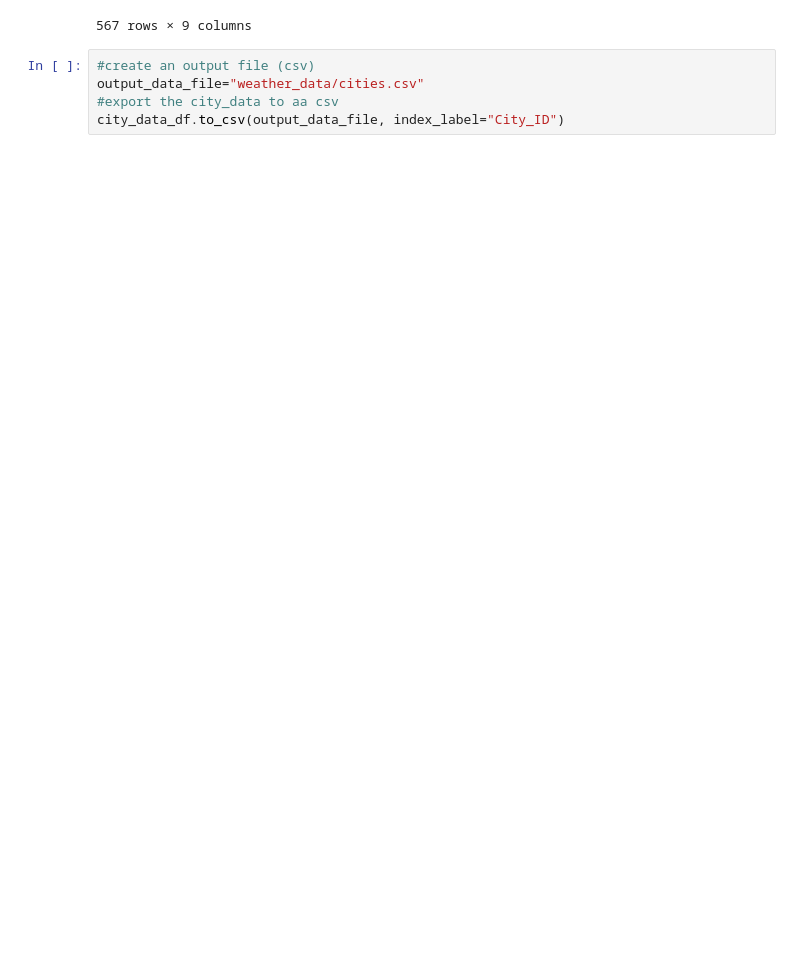
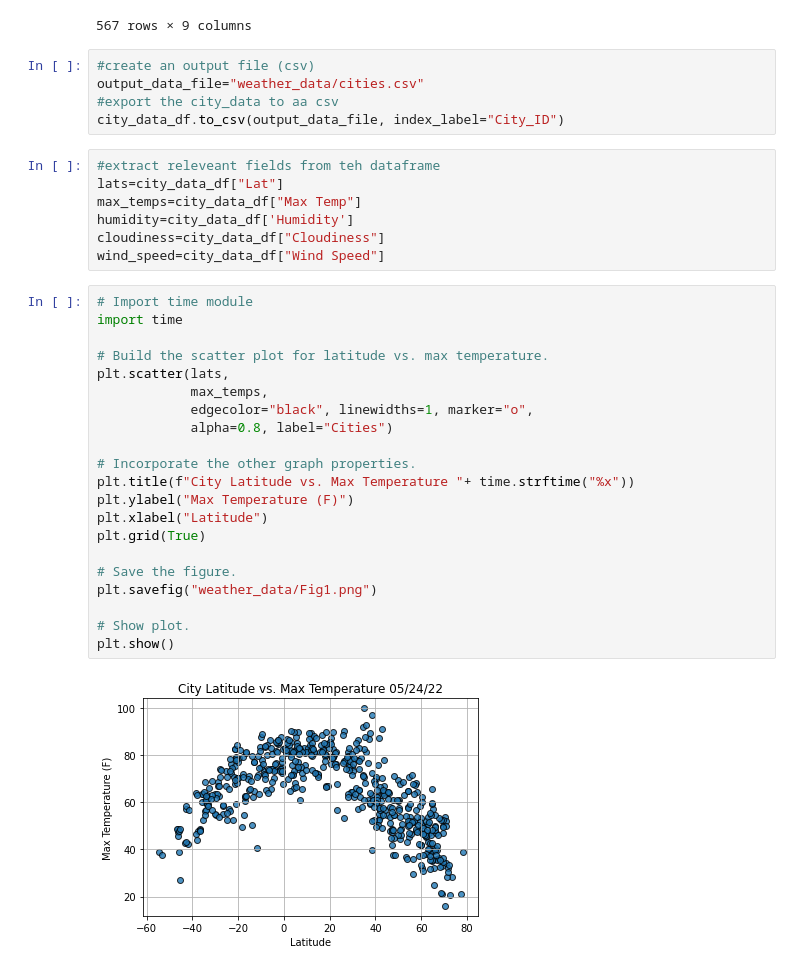
Before and after one commit to zsimon13/World_Weather_Analysis, a Jupyter notebook: WeatherPy.ipynb, the cells around one changed output. Saved outputs shown, nothing was run; the diff lists cells and outputs as text; blank space fills up the shorter version.

Commit message:
scatter plots added

```diff
--- a/WeatherPy.ipynb
+++ b/WeatherPy.ipynb
@@ -166,8 +166,38 @@ city_data_df
 | 565 | Harnosand | SE | 2022-05-25 02:30:52 | 62.6323 | 17.9379 | 48.20 | 86 | 94 | 5.08 |
 | 566 | Hay River | CA | 2022-05-25 02:30:52 | 60.8156 | -115.7999 | 46.38 | 46 | 75 | 11.50 |
 567 rows × 9 columns
-# %%
-#create an output file (csv)
-output_data_file="weather_data/cities.csv"
-#export the city_data to aa csv
-city_data_df.to_csv(output_data_file, index_label="City_ID")
+# %%
+#create an output file (csv)
+output_data_file="weather_data/cities.csv"
+#export the city_data to aa csv
+city_data_df.to_csv(output_data_file, index_label="City_ID")
+# %%
+#extract releveant fields from teh dataframe
+lats=city_data_df["Lat"]
+max_temps=city_data_df["Max Temp"]
+humidity=city_data_df['Humidity']
+cloudiness=city_data_df["Cloudiness"]
+wind_speed=city_data_df["Wind Speed"]
+# %%
+# Import time module
+import time
+
+# Build the scatter plot for latitude vs. max temperature.
+plt.scatter(lats,
+            max_temps,
+            edgecolor="black", linewidths=1, marker="o",
+            alpha=0.8, label="Cities")
+
+# Incorporate the other graph properties.
+plt.title(f"City Latitude vs. Max Temperature "+ time.strftime("%x"))
+plt.ylabel("Max Temperature (F)")
+plt.xlabel("Latitude")
+plt.grid(True)
+
+# Save the figure.
+plt.savefig("weather_data/Fig1.png")
+
+# Show plot.
+plt.show()
+# %% [output]
+[figure, added]
```
Also changed, not shown: parts of 3 cells of this notebook.
